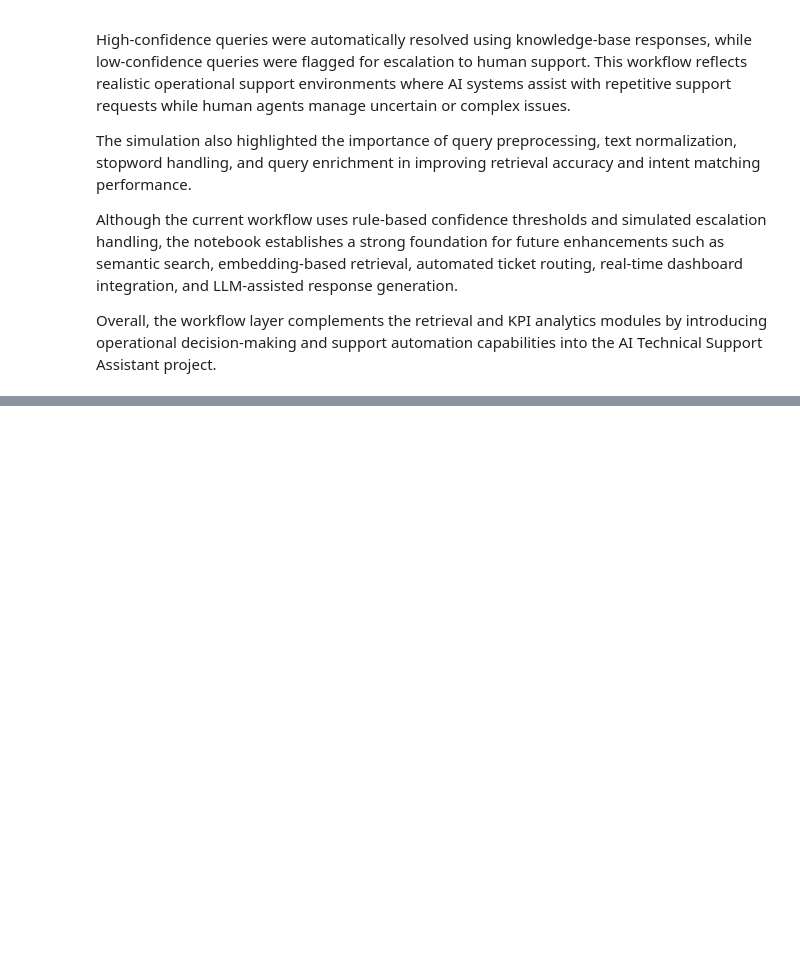
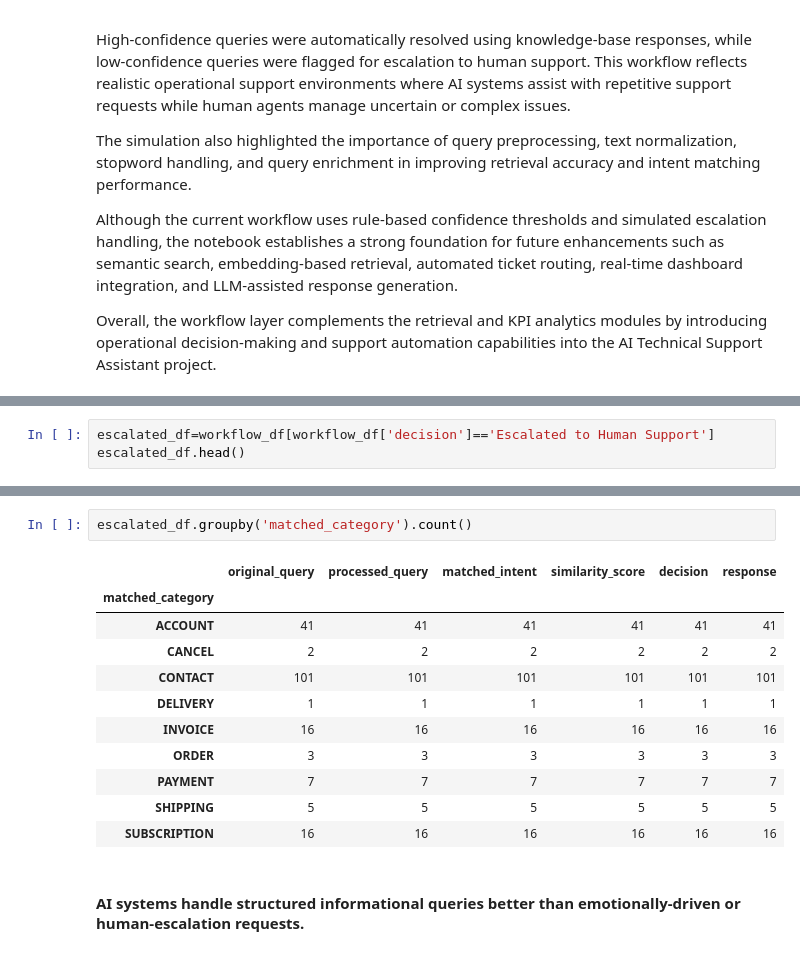
Before and after one commit to Ash2243/ai-technical-support-assistant, a Jupyter notebook: notebook/Workflow_Simulation.ipynb, the cells around one changed output, grey strips where cells are left out. Saved outputs shown, nothing was run; the diff lists cells and outputs as text; blank space fills up the shorter version.

```diff
--- a/notebook/Workflow_Simulation.ipynb
+++ b/notebook/Workflow_Simulation.ipynb
@@ -142,0 +384,3 @@ Overall, the workflow layer complements the retrieval and KPI analytics modules
+# %%
+escalated_df=workflow_df[workflow_df['decision']=='Escalated to Human Support']
+escalated_df.head()
@@ -142,0 +394,16 @@ Overall, the workflow layer complements the retrieval and KPI analytics modules
+# %%
+escalated_df.groupby('matched_category').count()
+# %% [output]
+|  | original_query | processed_query | matched_intent | similarity_score | decision | response |
+| matched_category |  |  |  |  |  |  |
+| ACCOUNT | 41 | 41 | 41 | 41 | 41 | 41 |
+| CANCEL | 2 | 2 | 2 | 2 | 2 | 2 |
+| CONTACT | 101 | 101 | 101 | 101 | 101 | 101 |
+| DELIVERY | 1 | 1 | 1 | 1 | 1 | 1 |
+| INVOICE | 16 | 16 | 16 | 16 | 16 | 16 |
+| ORDER | 3 | 3 | 3 | 3 | 3 | 3 |
+| PAYMENT | 7 | 7 | 7 | 7 | 7 | 7 |
+| SHIPPING | 5 | 5 | 5 | 5 | 5 | 5 |
+| SUBSCRIPTION | 16 | 16 | 16 | 16 | 16 | 16 |
+# %% [markdown]
+#### AI systems handle structured informational queries better than emotionally-driven or human-escalation requests.
```
Also changed, not shown: parts of 25 cells of this notebook.
